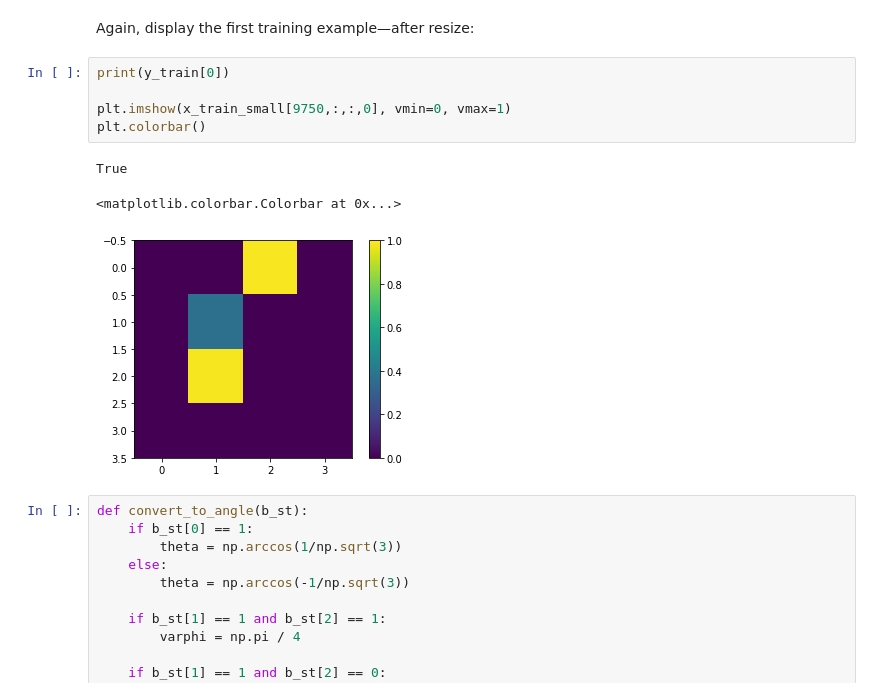
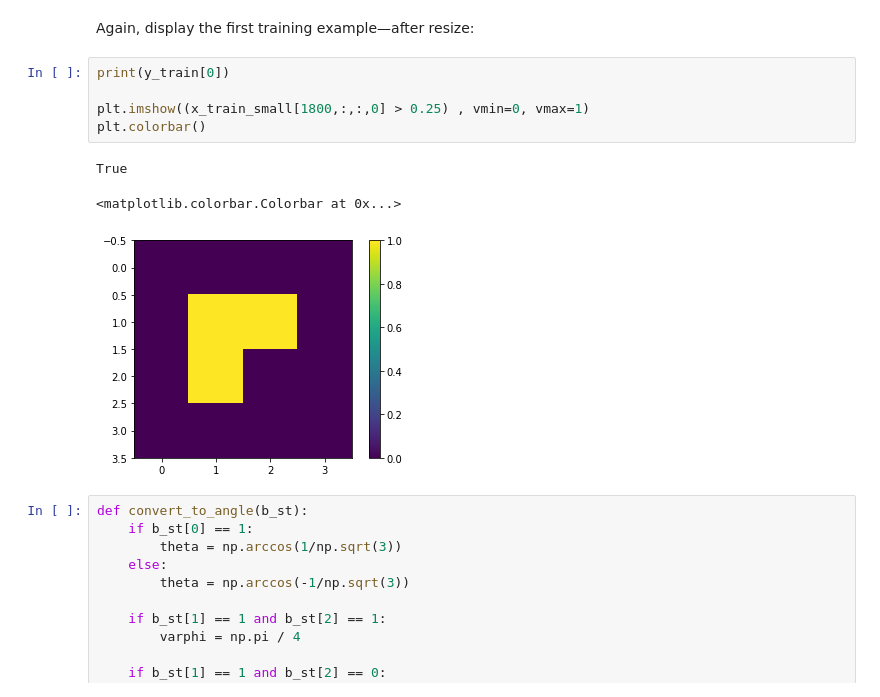
Before and after one commit to Coldog2333/qc_group_project, a Jupyter notebook: mnist-conv.ipynb, the cells around one changed output. Cells and saved outputs as stored; diff of their text form.

```diff
--- a/mnist-conv.ipynb
+++ b/mnist-conv.ipynb
@@ -195,12 +191,12 @@ Again, display the first training example—after resize:
 # %%
 print(y_train[0])
 
-plt.imshow(x_train_small[9750,:,:,0], vmin=0, vmax=1)
+plt.imshow((x_train_small[1800,:,:,0] > 0.25) , vmin=0, vmax=1)
 plt.colorbar()
 # %% [output]
 True
 <matplotlib.colorbar.Colorbar at 0x...>
-[figure, old version]
+[figure, new version]
 # %%
 def convert_to_angle(b_st):
     if b_st[0] == 1:
```
Also changed, not shown: parts of 55 cells of this notebook, 53 other files.
